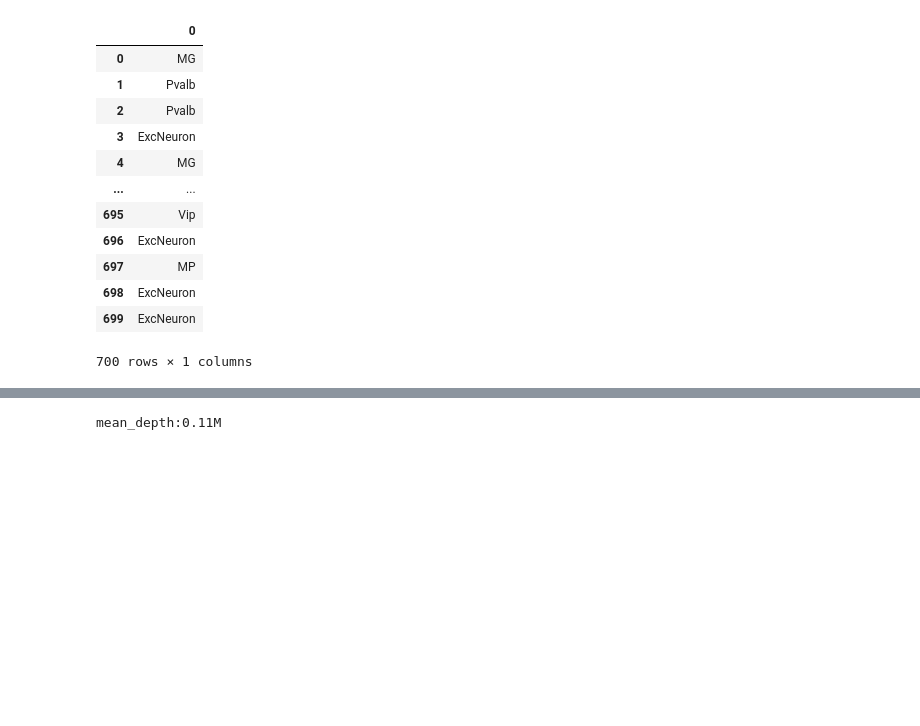
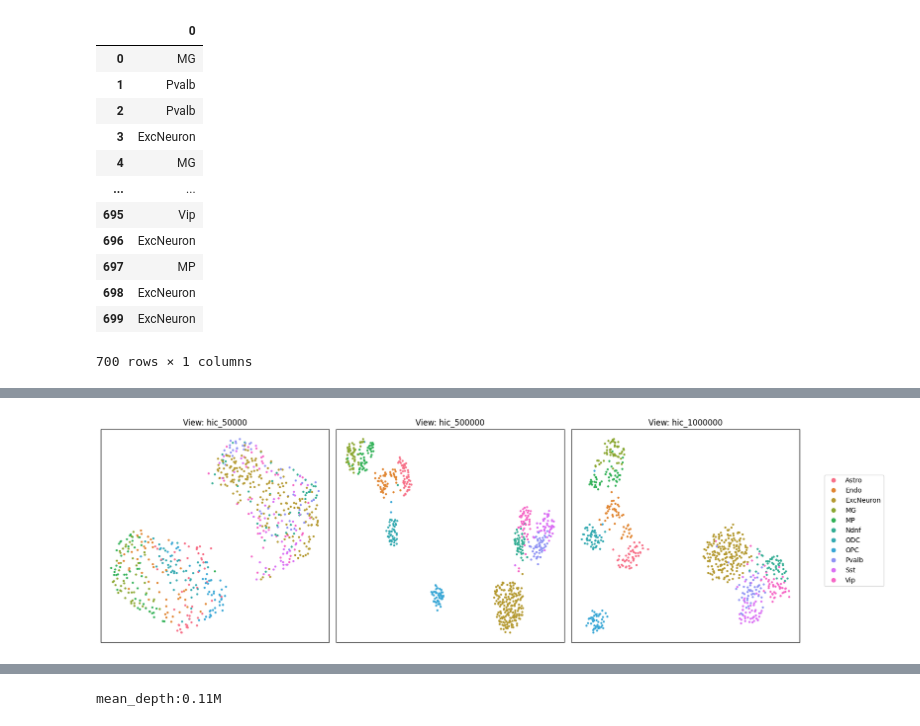
Before and after one commit to CCCKW/hstack, a Jupyter notebook: test.ipynb, the cells around one changed output, grey strips where cells are left out. Drawn from its saved outputs; the diff is of its cells as text; code cells hidden in the pictures; blank space fills up the shorter version.

```diff
--- a/test.ipynb
+++ b/test.ipynb
@@ -111,3 +126,7 @@ HData object with 700 cells and 0 metacells
+# %%
+sk.pl.plot_views(hdata)
+# %% [output]
+[figure, added]
 # %%
 sk.pl.plot_views(hdata)
 # %% [output]
```
Also changed, not shown: parts of 36 cells of this notebook, 49 other files.
